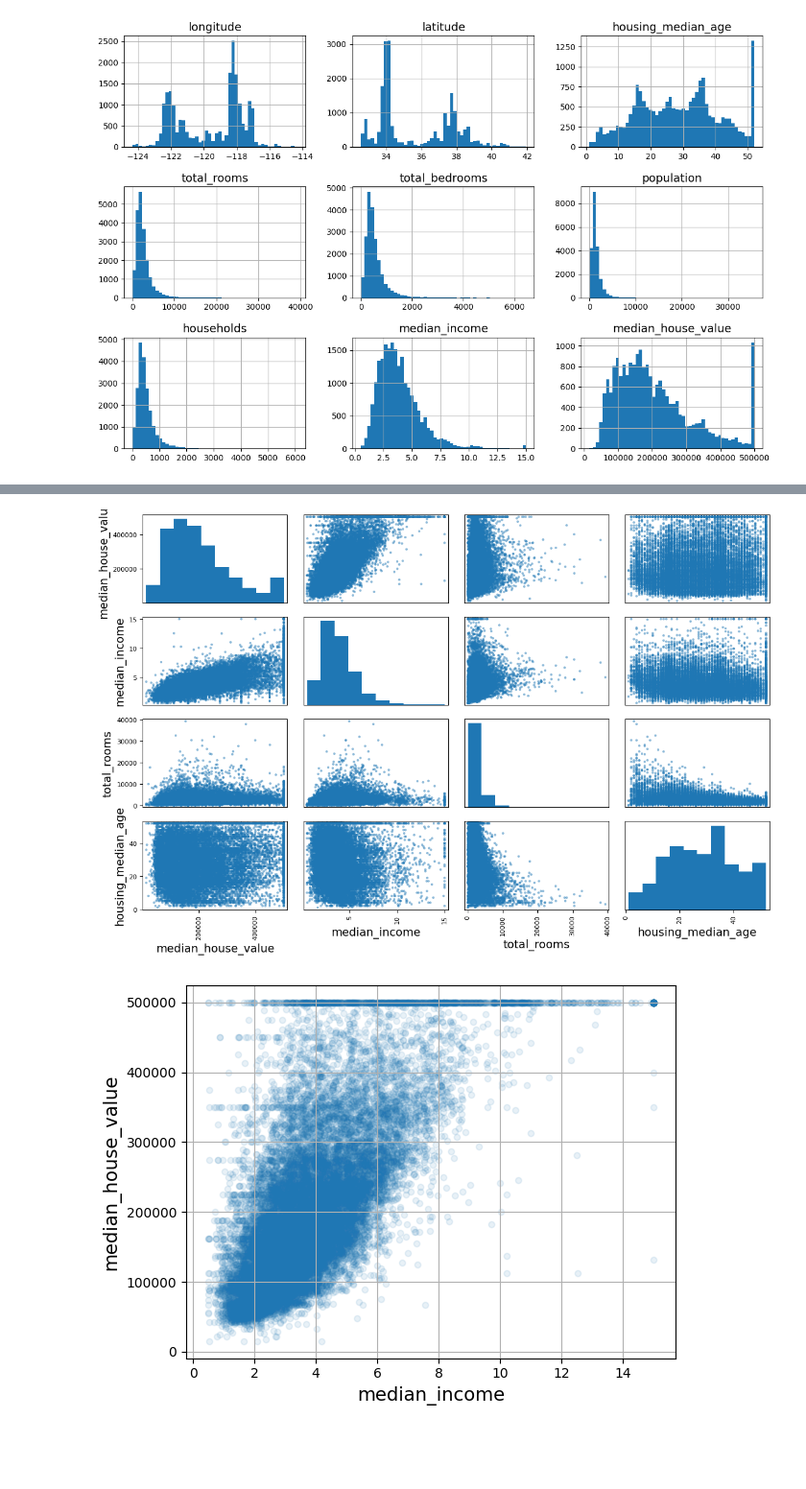
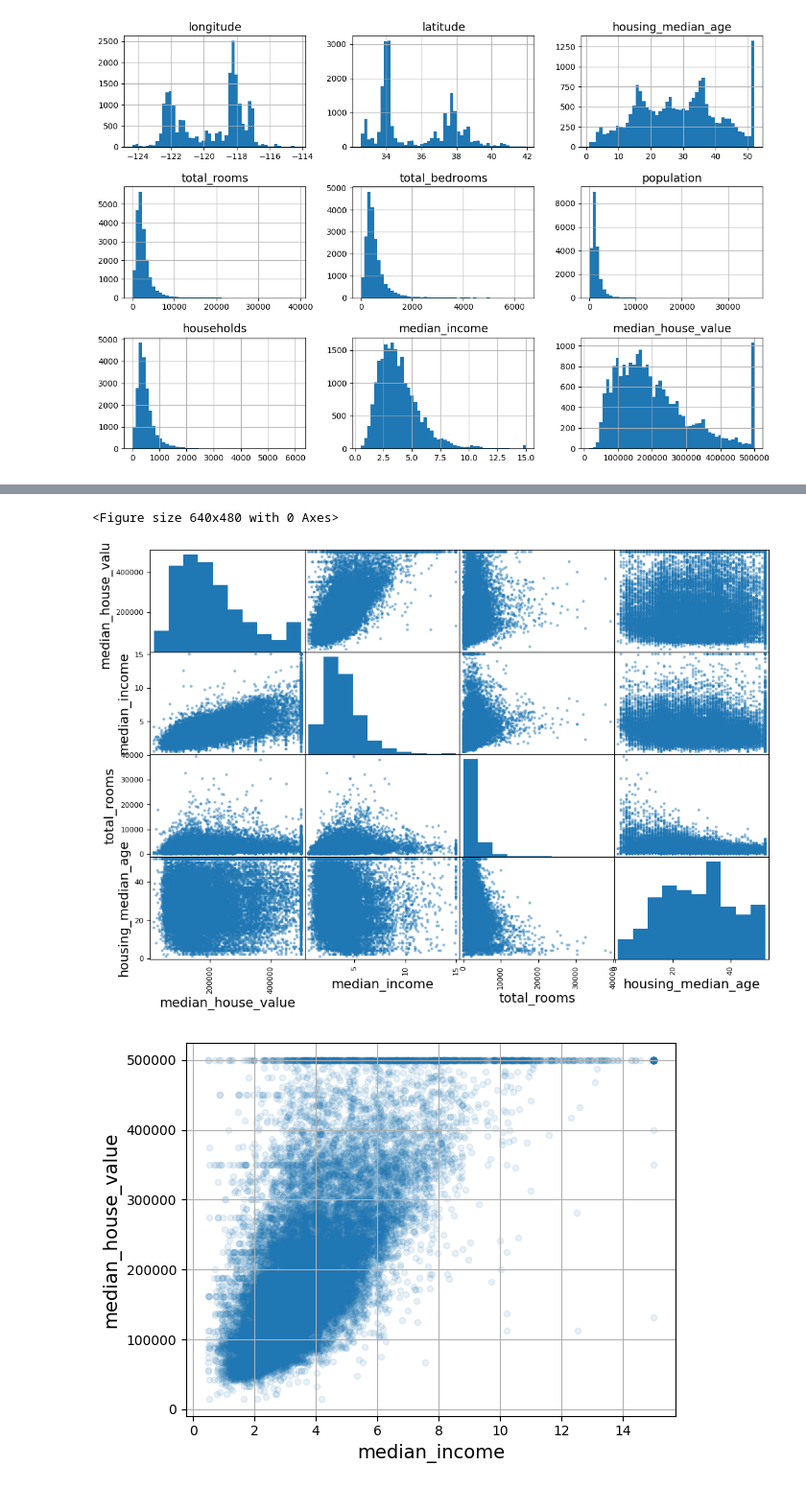
Before and after one commit to sc-helena/housing-price-predictor, a Jupyter notebook: data_loader.ipynb, the cells around one changed output, grey strips where cells are left out. Shown at 96% size. Drawn from its saved outputs; the diff is of its cells as text; code cells hidden in the pictures; blank space fills up the shorter version.

```diff
--- a/data_loader.ipynb
+++ b/data_loader.ipynb
@@ -102,12 +73,0 @@ train_set, test_set = train_test_split(housing, test_size=0.2, random_state=rand
-# %%
-import numpy as np
-
-# ensure instances from each median income stratum
-housing["income_cat"] = pd.cut(housing["median_income"],
-                               bins=[0., 1.5, 3.0, 4.5, 6., np.inf],
-                               labels=[1, 2, 3, 4, 5])
-
-housing["income_cat"].value_counts().sort_index().plot.bar(rot=0, grid=True)
-plt.xlabel("Income category")
-plt.ylabel("Number of districts")
-plt.show()
@@ -155,13 +122,17 @@ calc_corr(housing_copy)
 # %%
 from pandas.plotting import scatter_matrix
 
+def plot_scatter_matrix(df, attributes, id):
+    save_fig(f"scatter_mix_plot_{id}")
+    scatter_matrix(df[attributes], figsize=(12, 8))
+    plt.show()
+
 attributes = ["median_house_value", "median_income", "total_rooms",
               "housing_median_age"]
-scatter_matrix(housing[attributes], figsize=(12, 8))
-save_fig("scatter_mix_plot")
-plt.show()
+plot_scatter_matrix(housing, attributes, "initial")
 # %% [output]
+<Figure size 640x480 with 0 Axes>
-[figure, old version]
+[figure, new version]
 # %%
 # check if median income is a good predictor for median house value
 housing.plot(kind="scatter", x="median_income", y="median_house_value",
```
Also changed, not shown: parts of 20 cells of this notebook, 6 other files.
